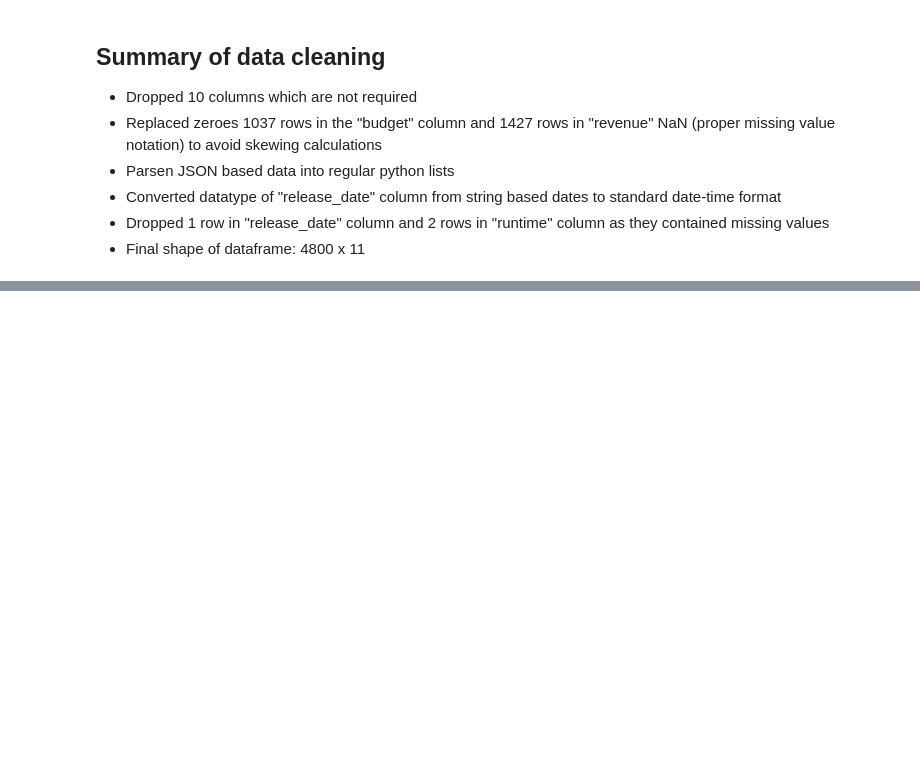
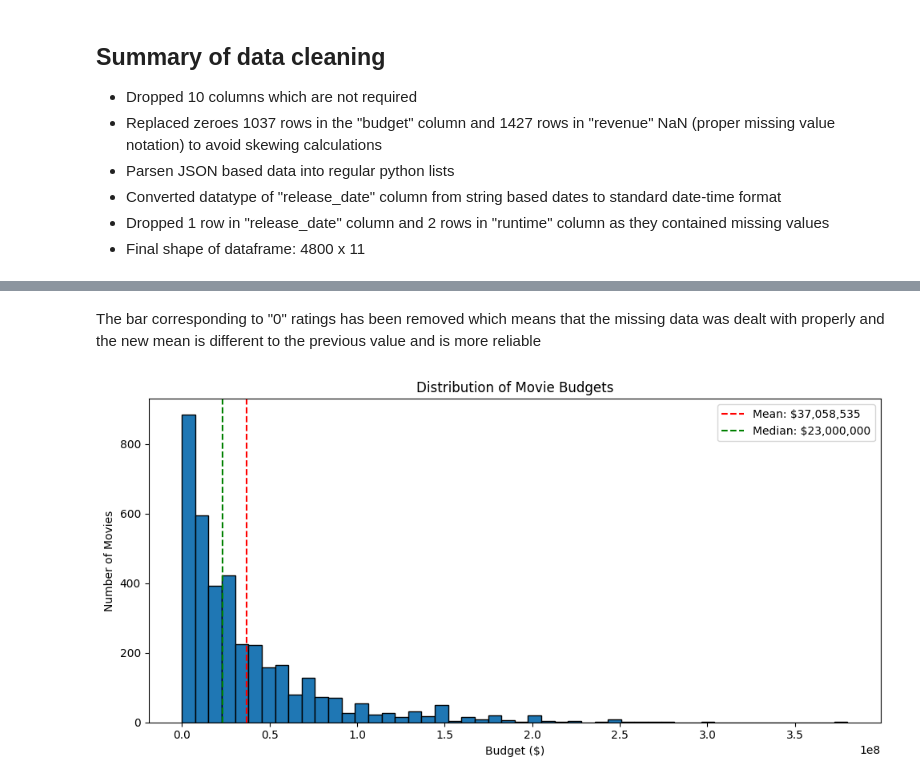
Before and after one commit to Ishan-Mishra21/Movies-EDA, a Jupyter notebook: MoviesEDA.ipynb, the cells around one changed output, grey strips where cells are left out. Cells and saved outputs as stored; diff of their text form; code cells hidden in the pictures; blank space fills up the shorter version.

```diff
--- a/MoviesEDA.ipynb
+++ b/MoviesEDA.ipynb
@@ -152,0 +221,16 @@ print(df.shape) #new shape should be 4800 x 11
+# %% [markdown]
+The bar corresponding to "0" ratings has been removed which means that the missing data was dealt with properly and the new mean is different to the previous value and is more reliable
+# %%
+#Budget distribution, red line represents mean, green line represents median
+fig, ax = plt.subplots(figsize=(10, 5))
+ax.hist(df["budget"].dropna(), bins=50, edgecolor="black")
+ax.set_title("Distribution of Movie Budgets")
+ax.set_xlabel("Budget ($)")
+ax.set_ylabel("Number of Movies")
+ax.axvline(df["budget"].mean(), color="red", linestyle="--", label=f"Mean: ${df['budget'].mean():,.0f}")
+ax.axvline(df["budget"].median(), color="green", linestyle="--", label=f"Median: ${df['budget'].median():,.0f}")
+ax.legend()
+plt.tight_layout()
+plt.show()
+# %% [output]
+[figure, added]
```
Also changed, not shown: parts of 9 cells of this notebook.
